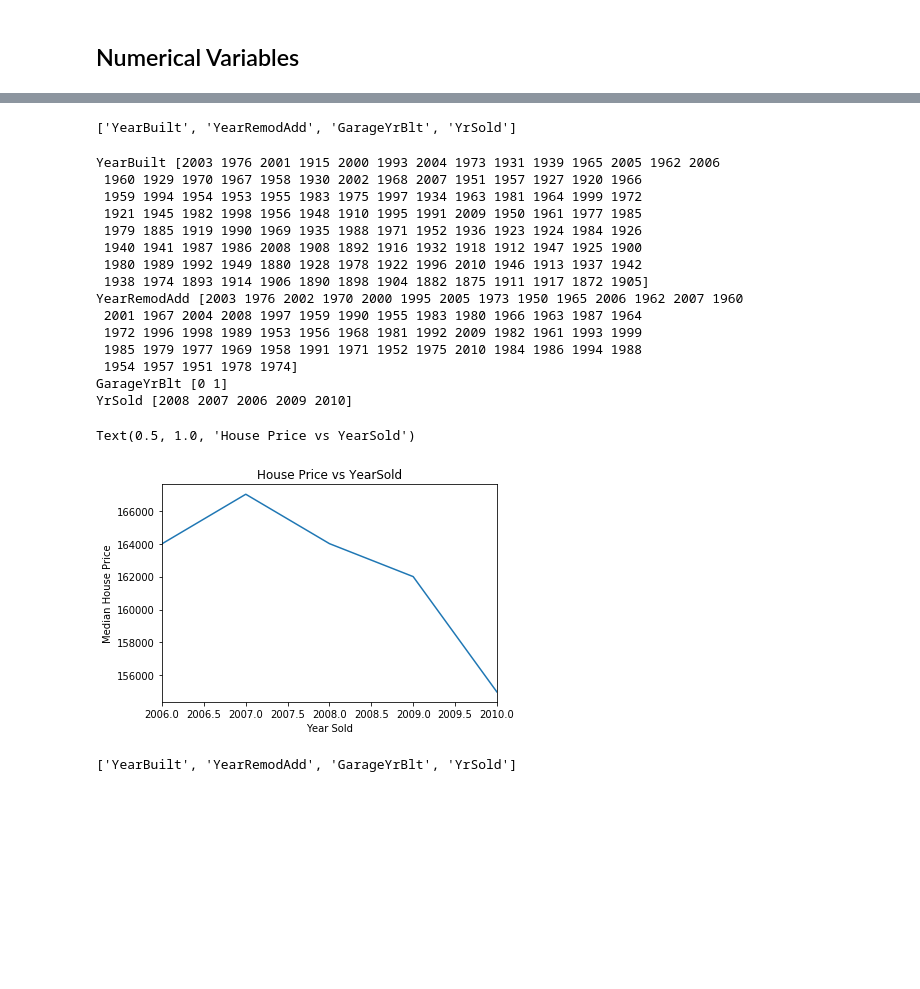
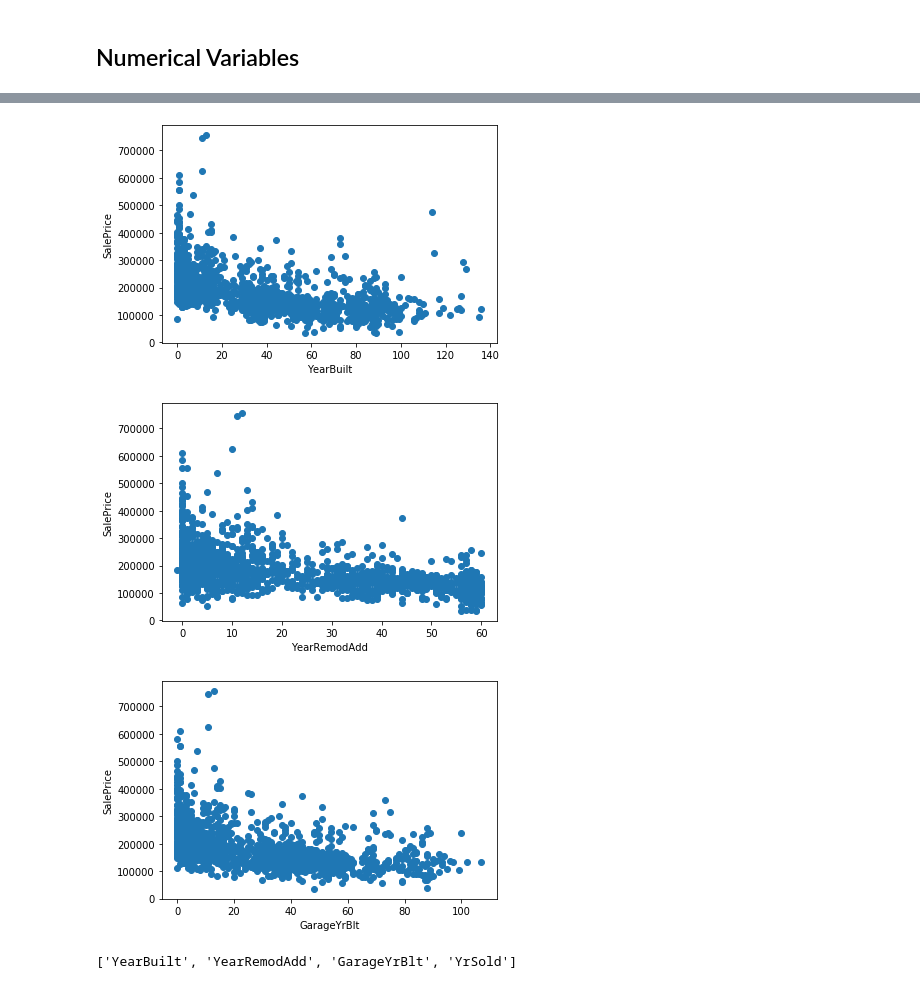
Before and after one commit to ashish7406/DataScienceRepo, a Jupyter notebook: HousingPrices/DataExploration.ipynb, the cells around one changed output, grey strips where cells are left out. Saved outputs shown, nothing was run; the diff lists cells and outputs as text; code cells hidden in the pictures; blank space fills up the shorter version.

```diff
--- a/HousingPrices/DataExploration.ipynb
+++ b/HousingPrices/DataExploration.ipynb
@@ -78,0 +69,8 @@ Feature Name  MiscFeature  Value:  0.963013698630137
+# %%
+## Here we will check the percentage of nan values present in each feature
+## 1 -step make the list of features which has missing values
+features_with_na=[features for features in dataset.columns if dataset[features].isnull().sum()>1]
+## 2- step print the feature name and the percentage of missing values
+
+for feature in features_with_na:
+    print(feature, np.round(dataset[feature].isnull().mean(), 4),  ' % missing values')
@@ -79,14 +96,14 @@ Feature Name  MiscFeature  Value:  0.963013698630137
 # %% [markdown]
 ### Since there are many missing values we will find relationship with sales
 # %%
-data = sales_df.copy()
-for feature in featuresnull:
+for feature in features_with_na:
+    data = dataset.copy()
 
     # let's make a variable that indicates 1 if the observation was missing or zero otherwise
-    sales_df[feature] = np.where(sales_df[feature].isnull(), 1, 0)
+    data[feature] = np.where(data[feature].isnull(), 1, 0)
 
     # let's calculate the mean SalePrice where the information is missing or present
-    sales_df.groupby(feature)['SalePrice'].median().plot.bar()
+    data.groupby(feature)['SalePrice'].median().plot.bar()
     plt.title(feature)
     plt.show()
 # %% [output]
@@ -135,0 +127,9 @@ sales_df[numerical_features].head()
+# %%
+
+# list of numerical variables
+numerical_features = [feature for feature in dataset.columns if dataset[feature].dtypes != 'O']
+
+print('Number of numerical variables: ', len(numerical_features))
+
+# visualise the numerical variables
+dataset[numerical_features].head()
@@ -135,0 +144,5 @@ sales_df[numerical_features].head()
+# %%
+# list of variables that contain year information
+year_feature = [feature for feature in numerical_features if 'Yr' in feature or 'Year' in feature]
+
+year_feature
@@ -136,3 +207,20 @@ sales_df[numerical_features].head()
+# %%
+## Here we will compare the difference between All years feature with SalePrice
+
+for feature in year_feature:
+    if feature!='YrSold':
+        data=dataset.copy()
+        ## We will capture the difference between year variable and year the house was sold for
+        data[feature]=data['YrSold']-data[feature]
+
+        plt.scatter(data[feature],data['SalePrice'])
+        plt.xlabel(feature)
+        plt.ylabel('SalePrice')
+        plt.show()
+# %% [output]
+[figure, added]
+[figure, added]
+[figure, added]
 # %%
 
 # list of variables that contain year information
@@ -141,34 +229,3 @@ year_feature = [feature for feature in numerical_features if 'Yr' in feature or
 year_feature
 # %% [output]
 ['YearBuilt', 'YearRemodAdd', 'GarageYrBlt', 'YrSold']
-# %%
-for feature in year_feature:
-    print(feature,sales_df[feature].unique())
-# %% [output]
-YearBuilt [2003 1976 2001 1915 2000 1993 2004 1973 1931 1939 1965 2005 1962 2006
- 1960 1929 1970 1967 1958 1930 2002 1968 2007 1951 1957 1927 1920 1966
- 1959 1994 1954 1953 1955 1983 1975 1997 1934 1963 1981 1964 1999 1972
- 1921 1945 1982 1998 1956 1948 1910 1995 1991 2009 1950 1961 1977 1985
- 1979 1885 1919 1990 1969 1935 1988 1971 1952 1936 1923 1924 1984 1926
- 1940 1941 1987 1986 2008 1908 1892 1916 1932 1918 1912 1947 1925 1900
- 1980 1989 1992 1949 1880 1928 1978 1922 1996 2010 1946 1913 1937 1942
- 1938 1974 1893 1914 1906 1890 1898 1904 1882 1875 1911 1917 1872 1905]
-YearRemodAdd [2003 1976 2002 1970 2000 1995 2005 1973 1950 1965 2006 1962 2007 1960
- 2001 1967 2004 2008 1997 1959 1990 1955 1983 1980 1966 1963 1987 1964
- 1972 1996 1998 1989 1953 1956 1968 1981 1992 2009 1982 1961 1993 1999
- 1985 1979 1977 1969 1958 1991 1971 1952 1975 2010 1984 1986 1994 1988
- 1954 1957 1951 1978 1974]
-GarageYrBlt [0 1]
-YrSold [2008 2007 2006 2009 2010]
-# %%
-sales_df.groupby('YrSold')['SalePrice'].median().plot()
-plt.xlabel('Year Sold')
-plt.ylabel('Median House Price')
-plt.title("House Price vs YearSold")
-# %% [output]
-Text(0.5, 1.0, 'House Price vs YearSold')
-[figure, removed]
-# %%
-year_feature
-# %% [output]
-['YearBuilt', 'YearRemodAdd', 'GarageYrBlt', 'YrSold']
```
Also changed, not shown: parts of 23 cells of this notebook.
